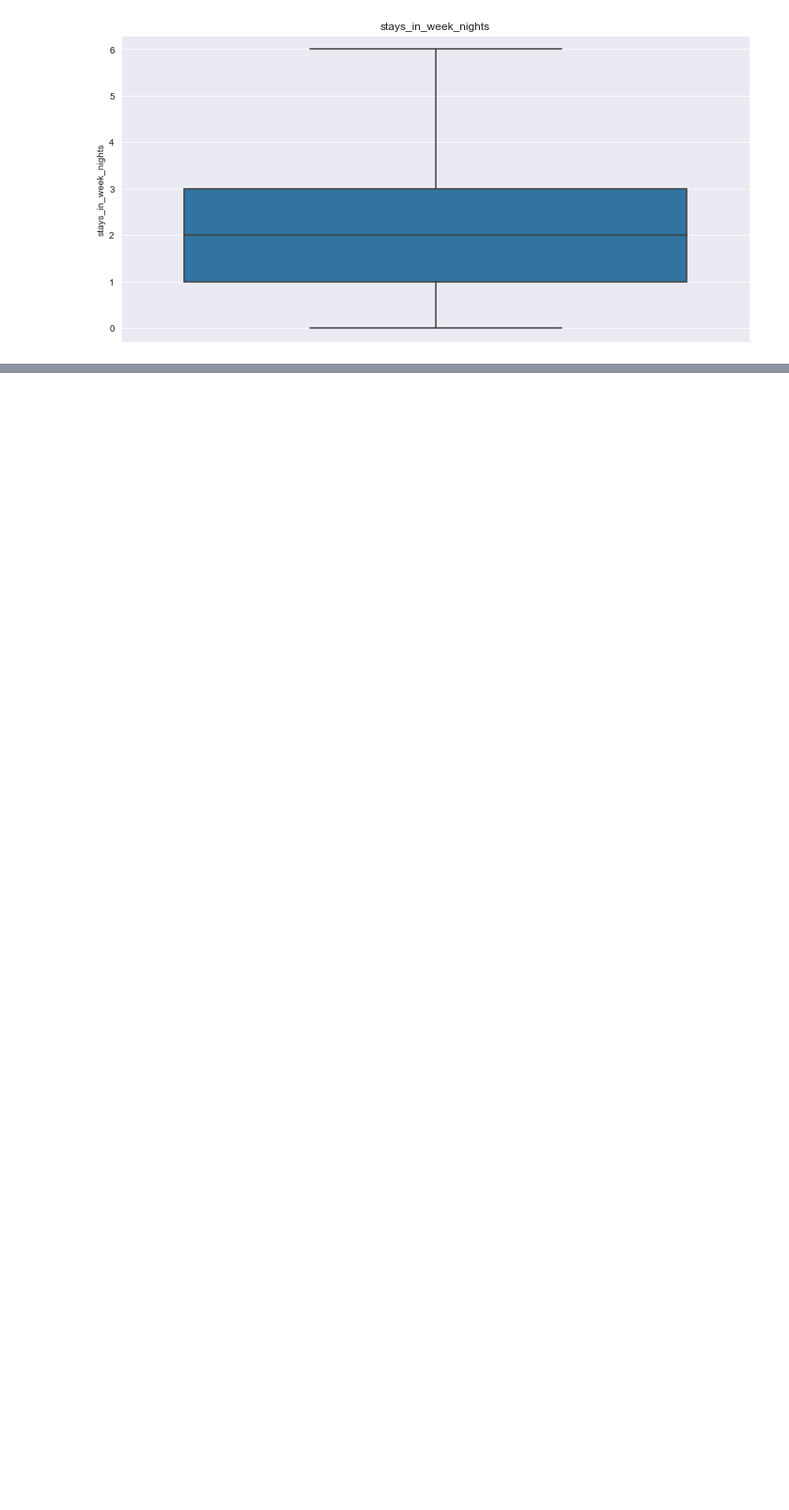
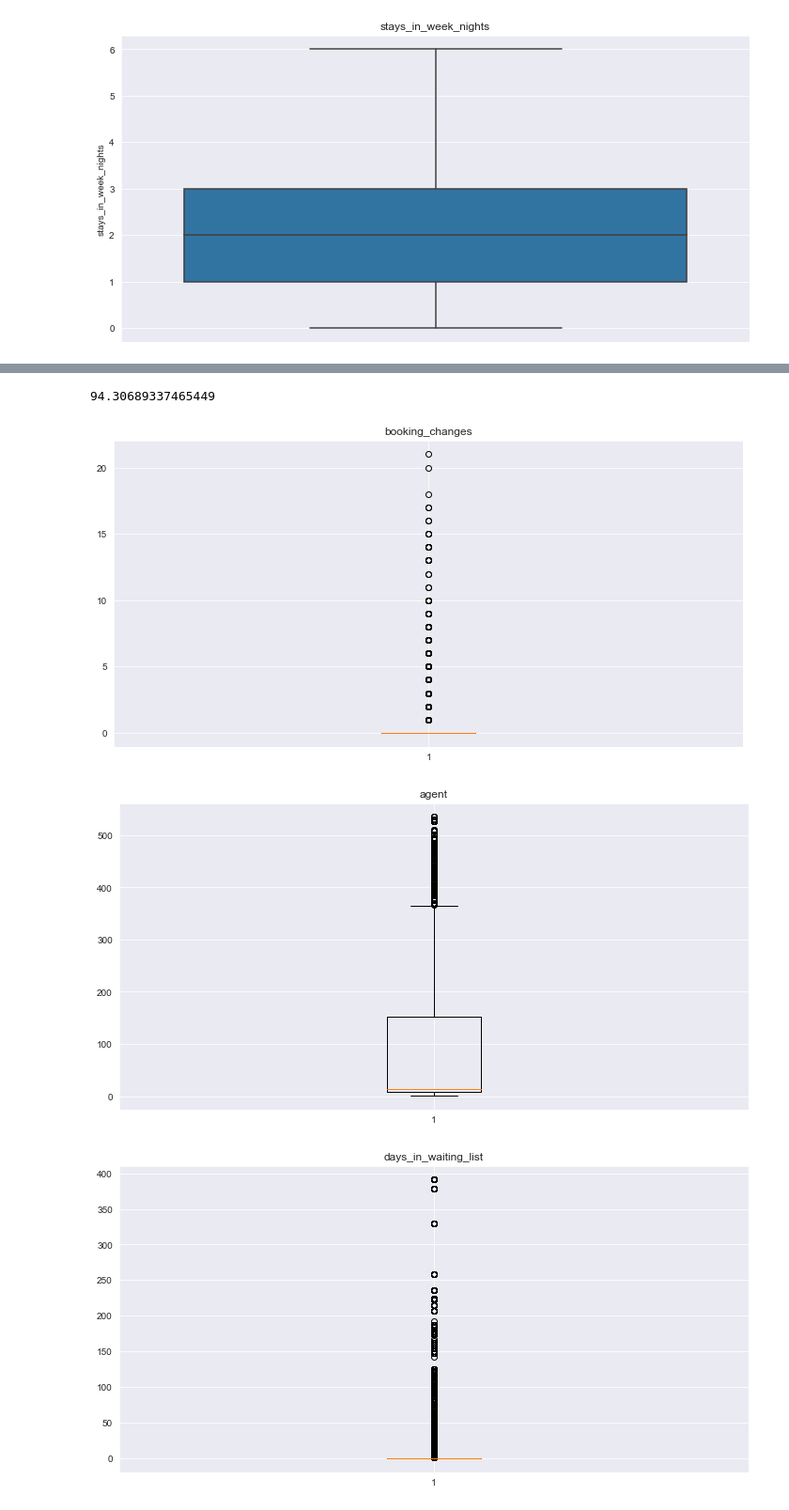
Before and after one commit to Hemanthhm222/Exploratory-data-analysis, a Jupyter notebook: EDA Hotel Booking.ipynb, the cells around one changed output, grey strips where cells are left out. Shown at 94% size. Cells and saved outputs as stored; diff of their text form; code cells hidden in the pictures; blank space fills up the shorter version.

```diff
--- a/EDA Hotel Booking.ipynb
+++ b/EDA Hotel Booking.ipynb
@@ -256,0 +263,18 @@ for feature in ['stays_in_weekend_nights', 'stays_in_week_nights']:
+# %%
+df['agent'].fillna(df['agent'].median(),inplace=True)
+# %%
+df['company'].isnull().mean()*100
+# %% [output]
+94.30689337465449
+# %%
+df.drop('company',inplace=True,axis=1)
+# %%
+for feature in ['booking_changes', 'agent','days_in_waiting_list', 'adr', 'required_car_parking_spaces','total_of_special_requests']:
+    plt.figure(figsize=(12,6))
+    plt.boxplot(df[feature])
+    plt.title(feature)
+    plt.show()
+# %% [output]
+[figure, added]
+[figure, added]
+[figure, added]
```
Also changed, not shown: parts of 8 cells of this notebook.
